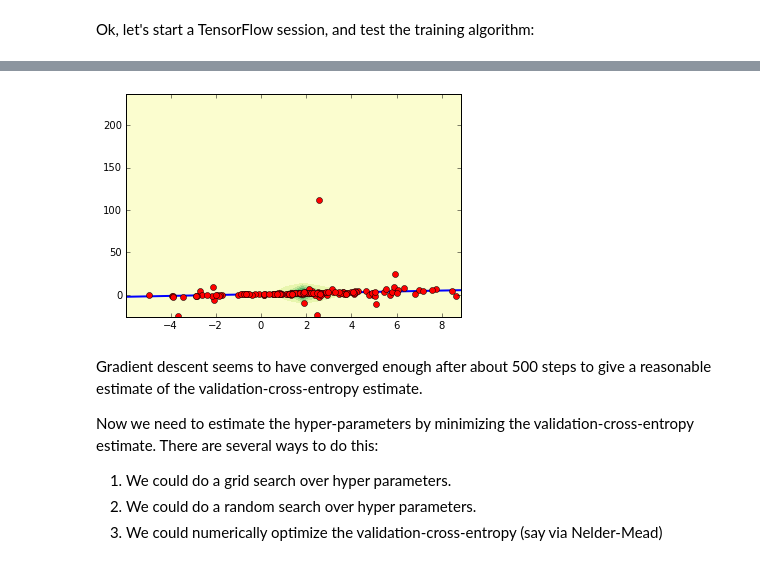
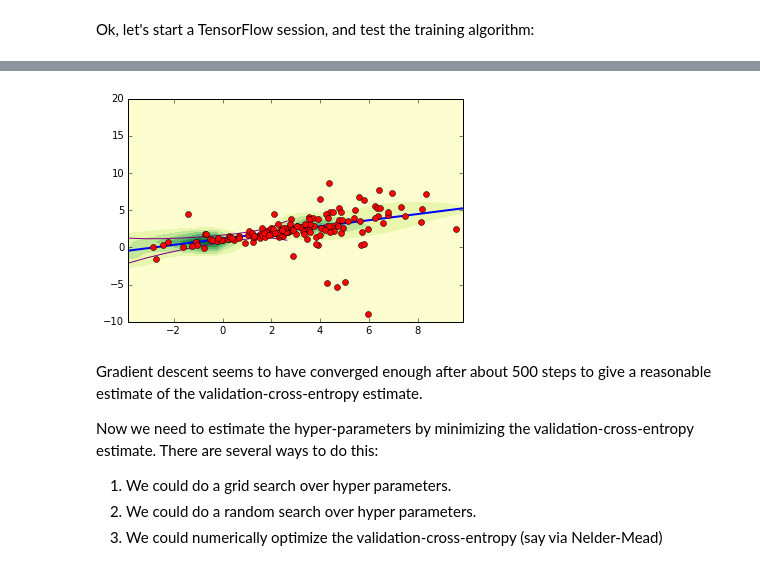
Before and after one commit to davidlibland/BayesOptimDemo, a Jupyter notebook: RegressionWithBayesOpt.ipynb, the cells around one changed output, grey strips where cells are left out. Saved outputs shown, nothing was run; the diff lists cells and outputs as text; code cells hidden in the pictures.

```diff
--- a/RegressionWithBayesOpt.ipynb
+++ b/RegressionWithBayesOpt.ipynb
@@ -18,7 +18,7 @@ from IPython.display import display
 testing_proportion = 0.2
 validation_proportion = 0.2
 
-hyper_param_dim=4
+hyper_param_dim=6
 l2_reg_min,l2_reg_max = -50,0
 sqrt_2 = np.sqrt(2.).astype(np.float32)
 sqrt_5 = np.sqrt(5.).astype(np.float32)
@@ -96,14 +96,14 @@ We give the shape $\nu$ a similar functional form.
 # %%
 with tf.variable_scope('model'):
     log_bias_scale = tf.Variable(tf.constant(0.),name="scale_log_bias")
-    arg_min_scale = tf.constant(0.)# tf.Variable(tf.constant(0,tf.float32),name="scale_arg_min")
+    arg_min_scale = tf.Variable(tf.constant(0,tf.float32),name="scale_arg_min")
     slope_scale = tf.Variable(tf.constant(1.),name="scale_log_slope")
     pow_scale = tf.Variable(tf.constant(.5,name='power_for_scale'))
     scale = tf.pow(tf.square(slope_scale*(x-arg_min_scale))/tf.exp(log_bias_scale)+1.,
                    pow_scale, name="scale")*tf.exp(log_bias_scale)
 
     log_bias_shape = tf.Variable(tf.constant(0.),name="shape_log_bias")
-    arg_min_shape = tf.constant(0.) # tf.Variable(tf.constant(0,tf.float32),name="shape_arg_min")
+    arg_min_shape = tf.Variable(tf.constant(0,tf.float32),name="shape_arg_min")
     slope_shape = tf.Variable(tf.constant(1.),name="shape_log_slope")
     pow_shape = tf.Variable(tf.constant(-.5,name='power_for_shape'))
     shape = tf.pow(tf.square(slope_shape*(x-arg_min_shape))/tf.exp(log_bias_shape)+1.,
@@ -132,7 +132,8 @@ with tf.variable_scope('training_model'):
     train = optimizer.minimize(cross_entropy
                            +tf.reduce_sum(tf.mul(l2_reg_strength,tf.pack(
                 [tf.nn.l2_loss(slope_scale),tf.nn.l2_loss(pow_scale-.5),
-                 tf.nn.l2_loss(slope_shape),tf.nn.l2_loss(pow_shape+.5)]))))
+                 tf.nn.l2_loss(slope_shape),tf.nn.l2_loss(pow_shape+.5),
+                 tf.nn.l2_loss(arg_min_scale),tf.nn.l2_loss(arg_min_shape)]))))
 # %% [markdown]
 Now we write some code to compute the MAP estimate for our parameters. It starts by splitting the data into training and cross validation sets, then it runs gradient descent on the training set to get a MAP estimate, and returns the cross-entropy estimated via the validation set.
 
@@ -198,6 +199,6 @@ Ok, let's start a TensorFlow session, and test the training algorithm:
 # %%
 sess = tf.InteractiveSession()
 print("-"*30+"\n validation-cross-entropy estimate: %f"
-      %train_model(l2_reg_strength_val = [0.0,0.0,0.0,0.0],num_steps=1000,verbose=True))
-plot_model()
+      %train_model(l2_reg_strength_val = [0.0,0.0,0.0,0.0,0.0,0.0],num_steps=1000,verbose=True))
+plot_model(ylim=[-10,20])
 # %% [output]
@@ -221,4 +222,4 @@ step: 1000, loss: 1.683, a: 0.5256, b: 0.9731, min scale: 0.1439, scale rate of
-[figure, old version]
+[figure, new version]
 # %% [markdown]
 Gradient descent seems to have converged enough after about 500 steps to give a reasonable estimate of the validation-cross-entropy estimate.
 
```
Also changed, not shown: parts of 10 cells of this notebook, 5 other files.
